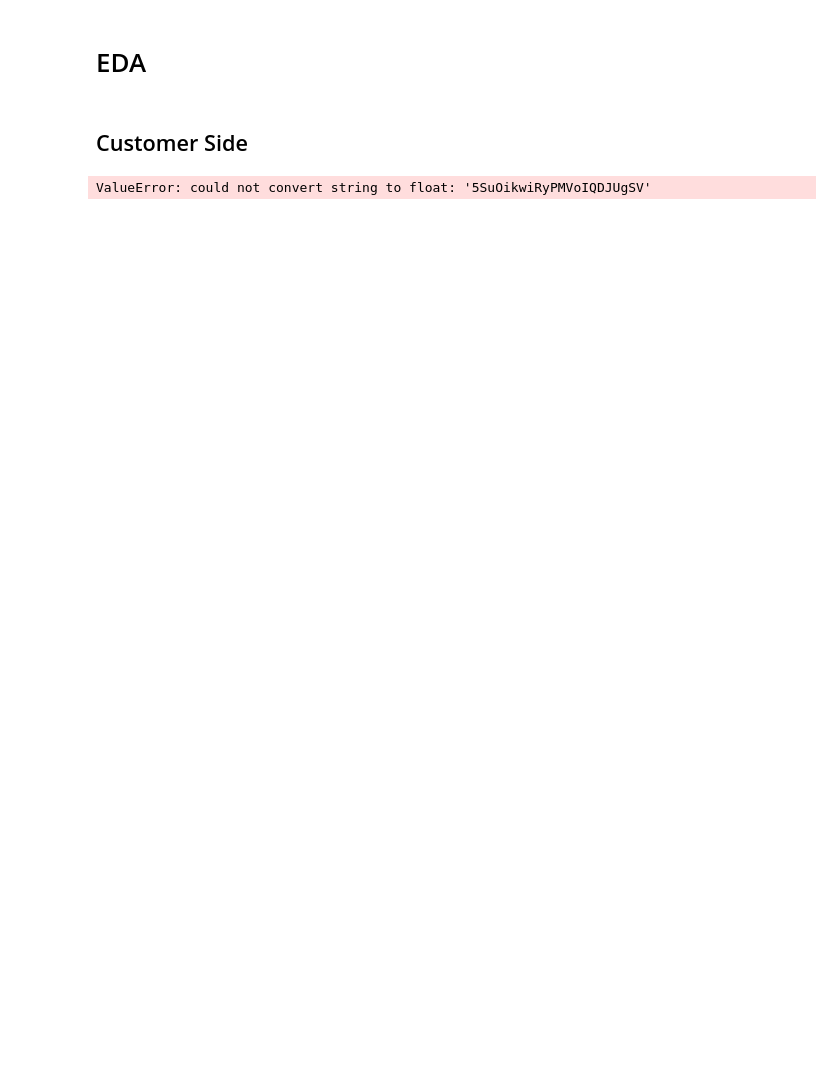
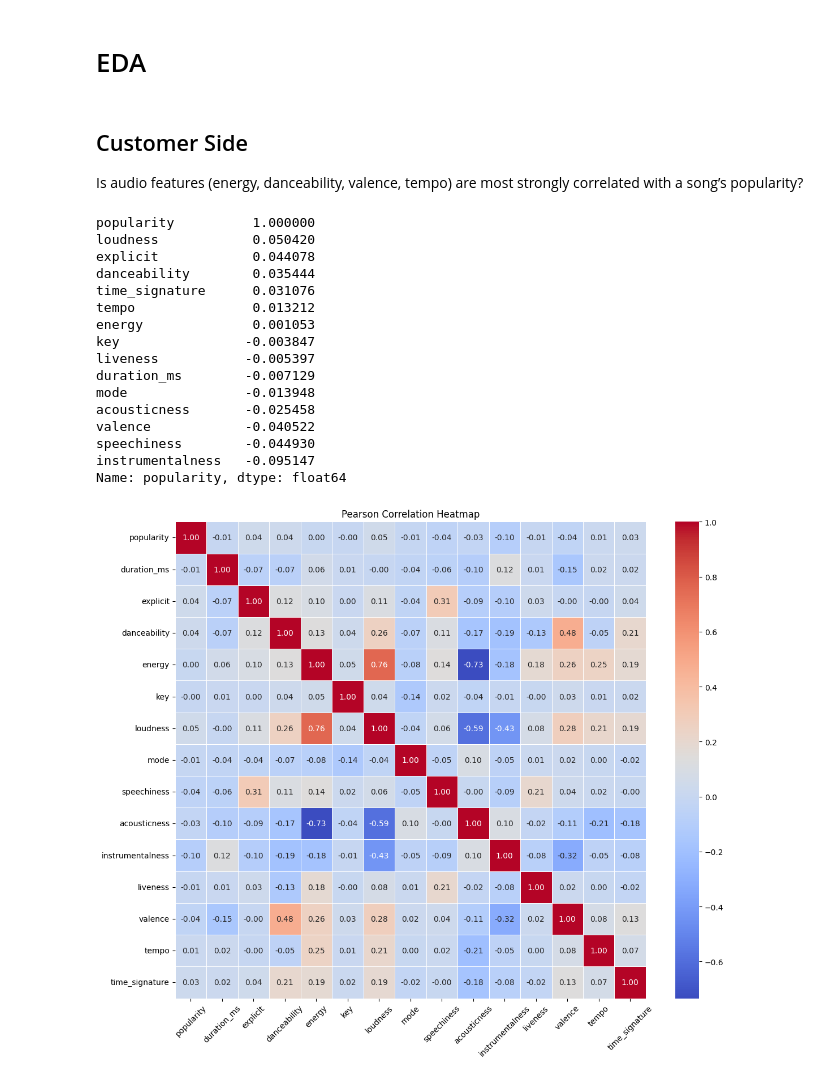
Before and after one commit to HaikalFrds/SpotifyTracks, a Jupyter notebook: SpotifyTracks.ipynb, the cells around one changed output. Saved outputs shown, nothing was run; the diff lists cells and outputs as text; code cells hidden in the pictures; blank space fills up the shorter version.

Commit message:
normalize data & EDA Cusotmer side (Popularity)

```diff
--- a/SpotifyTracks.ipynb
+++ b/SpotifyTracks.ipynb
@@ -100,0 +103,21 @@ Jumlah duplikat identik: 0
+# %%
+df_clean = df.copy()
+
+df_clean.columns = (
+    df_clean.columns
+    .str.strip()
+    .str.lower()
+    .str.replace(" ", "_")
+)
+
+df_clean = df_clean.drop(columns=["unnamed:_0"], errors="ignore")
+
+text_cols = ["track_id", "artists", "album_name", "track_name", "track_genre"]
+
+for col in text_cols:
+    df_clean[col] = df_clean[col].astype("string").str.strip()
+
+df_clean["explicit"] = df_clean["explicit"].astype(bool)
+df_clean["track_genre"] = df_clean["track_genre"].astype("category")
+
+df_clean.info()
@@ -102,15 +143,45 @@ Jumlah duplikat identik: 0
 # EDA
 # %% [markdown]
 ## Customer Side
+
+Is audio features (energy, danceability, valence, tempo) are most strongly correlated with a song’s popularity?
 # %%
-correlation_matrix = df.corr(method='pearson')
+numeric_df = df_clean.select_dtypes(include=["number", "bool"])
+
+correlation_matrix = numeric_df.corr(method="pearson")
+
+popularity_corr = correlation_matrix["popularity"].sort_values(ascending=False)
+display(popularity_corr)
 
 plt.figure(figsize=(12, 10))
-sns.heatmap(correlation_matrix, annot=True, cmap='coolwarm', fmt=".2f", linewidths=0.5)
-plt.title("Pearson Correlation Heatmap (Which audio features (energy, danceability, valence, tempo) are most strongly correlated with a song’s popularity?)")
+sns.heatmap(
+    correlation_matrix,
+    annot=True,
+    cmap="coolwarm",
+    fmt=".2f",
+    linewidths=0.5
+)
+
+plt.title("Pearson Correlation Heatmap")
 plt.xticks(rotation=45)
 plt.yticks(rotation=0)
 plt.tight_layout()
 plt.show()
 # %% [output]
-ValueError: could not convert string to float: '5SuOikwiRyPMVoIQDJUgSV'
+popularity          1.000000
+loudness            0.050420
+explicit            0.044078
+danceability        0.035444
+time_signature      0.031076
+tempo               0.013212
+energy              0.001053
+key                -0.003847
+liveness           -0.005397
+duration_ms        -0.007129
+mode               -0.013948
+acousticness       -0.025458
+valence            -0.040522
+speechiness        -0.044930
+instrumentalness   -0.095147
+Name: popularity, dtype: float64
+[figure, added]
```
Also changed, not shown: parts of 3 cells of this notebook.
